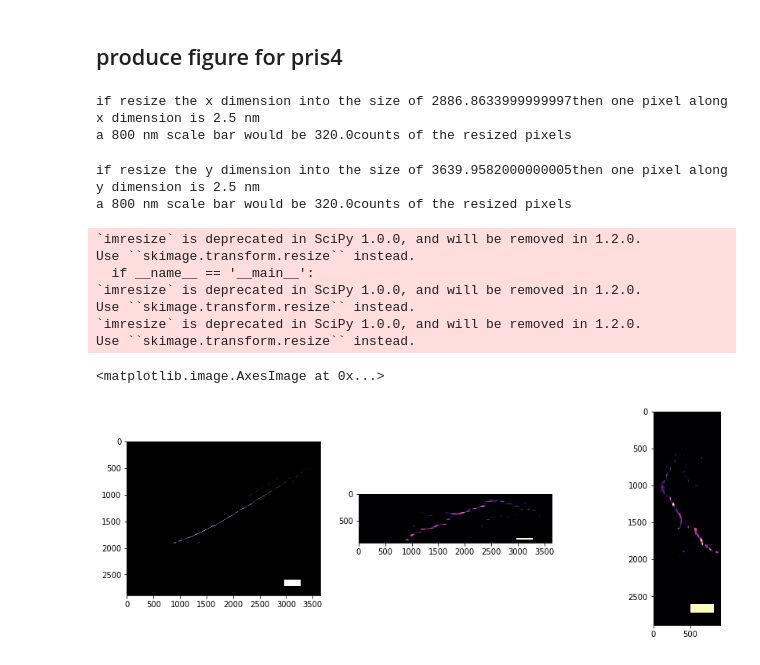
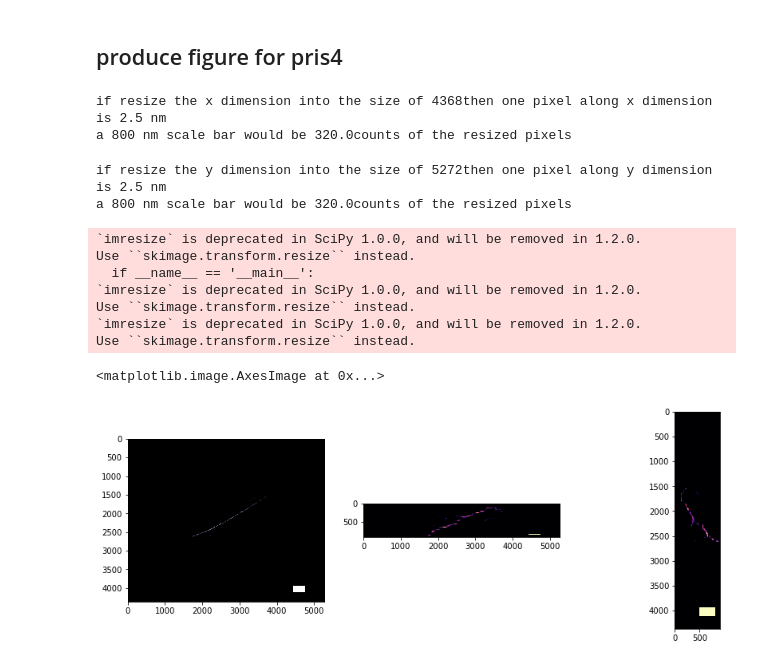
Before and after one commit to xiyuyi/PyPRIS, a Jupyter notebook: get_fig_for_pub_Feature3.ipynb, the cells around one changed output. Drawn from its saved outputs; the diff is of its cells as text; code cells hidden in the pictures.

```diff
--- a/get_fig_for_pub_Feature3.ipynb
+++ b/get_fig_for_pub_Feature3.ipynb
@@ -14,6 +14,10 @@ oys = [1369-41, 1392-41, 1412-41, 1432-41 ]
 x_boundaries = [[ np.inf, 1160],   [1161,   1149], [1150, 1137.5], [1137.5+1, -np.inf]]
 y_boundaries = [[-np.inf, 1380.5+1], [1380.5, 1402+1],  [1402, 1422+1],   [1422,    np.inf]]
 
+x_boundaries = [[ np.inf, 1160],   [1161,   1149], [1150, 1123], [0, 0]]
+y_boundaries = [[-np.inf, 1380.5+1], [1380.5, 1402+1],  [1402, 1428],   [0,0]]
+
+
 #x_boundaries = [[ np.inf, -np.inf], [ np.inf, -np.inf],[ np.inf, -np.inf],[ np.inf, -np.inf]]
 #y_boundaries = [[-np.inf,  np.inf], [-np.inf,  np.inf], [-np.inf,  np.inf], [-np.inf,  np.inf]]
 # %%
@@ -691,8 +703,8 @@ for prisN, pris_linbregs in zip(prisN_list, pris_linbregs_list):
     # now add the 8 corner zeros for the field of view alingment
     #xpeak = np.max(x[0:-1])
     for corner_z in [31,-41]:
-        for corner_x in [1165+41, 1132-41]:
-            for corner_y in [1369-41, 1432+41]:
+        for corner_x in [1237, 1063]:
+            for corner_y in [1294, 1504]:
                 lb_all.candidate_coords.append([corner_z, corner_x, corner_y])
                 x.append(0)
 
@@ -766,16 +776,16 @@ kron_factors = 160//np.asarray([1,2,4,8,16,32])
 # %%
-xcounts = ((1165+41)- (1132-41))*psize/25*10
+xcounts = np.int(np.round((1237-1063)*psize/25*10))
 print('if resize the x dimension into the size of '+str(xcounts)+'then one pixel along x dimension is 2.5 nm')
 print('a 800 nm scale bar would be ' + str(800/2.5) + 'counts of the resized pixels')
 # %% [output]
-if resize the x dimension into the size of 2886.8633999999997then one pixel along x dimension is 2.5 nm
+if resize the x dimension into the size of 4368then one pixel along x dimension is 2.5 nm
 a 800 nm scale bar would be 320.0counts of the resized pixels
 # %%
-ycounts = ((1432+41) - (1369-41))*psize/25*10
+ycounts = np.int(np.round((1504-1294)*psize/25*10))
 print('if resize the y dimension into the size of '+str(ycounts)+'then one pixel along y dimension is 2.5 nm')
 print('a 800 nm scale bar would be ' + str(800/2.5) + 'counts of the resized pixels')
 # %% [output]
-if resize the y dimension into the size of 3639.9582000000005then one pixel along y dimension is 2.5 nm
+if resize the y dimension into the size of 5272then one pixel along y dimension is 2.5 nm
 a 800 nm scale bar would be 320.0counts of the resized pixels
 # %%
 import scipy
@@ -786,36 +796,36 @@ prj2 = copy.deepcopy(prj2_list[5])
 pcountsInt = 320
 plt.figure(figsize=(15,5))
 
-pj = scipy.misc.imresize(prj0,(2887,3640),'nearest')
+pj = scipy.misc.imresize(prj0,(xcounts,ycounts),'nearest')
 xsta = np.int(pj.shape[0]*0.9)
 xend = np.int(pj.shape[0]*0.94)
 ysta = np.int(pj.shape[1]*0.9-pcountsInt)
 pj[xsta:xend, ysta:ysta+pcountsInt]=np.max(pj.ravel())
 plt.subplot(131)
 plt.imshow(pj,cmap='bone')
 
-pj = scipy.misc.imresize(prj1,(91*10,3640),'nearest')
+pj = scipy.misc.imresize(prj1,(91*10,ycounts),'nearest')
 xsta = np.int(pj.shape[0]*0.9)
 xend = np.int(pj.shape[0]*0.94)
 ysta = np.int(pj.shape[1]*0.9-pcountsInt)
 pj[xsta:xend, ysta:ysta+pcountsInt]=np.max(pj.ravel())
 plt.subplot(132)
 plt.imshow(pj,cmap='magma')
 
-pj = scipy.misc.imresize(prj2,(2887,91*10),'nearest')
+pj = scipy.misc.imresize(prj2,(xcounts,91*10),'nearest')
 xsta = np.int(pj.shape[0]*0.9)
 xend = np.int(pj.shape[0]*0.94)
 ysta = np.int(pj.shape[1]*0.9-pcountsInt)
 pj[xsta:xend, ysta:ysta+pcountsInt]=np.max(pj.ravel())
 plt.subplot(133)
 plt.imshow(pj,cmap='magma')
 # %% [output]
 `imresize` is deprecated in SciPy 1.0.0, and will be removed in 1.2.0.
 Use ``skimage.transform.resize`` instead.
   if __name__ == '__main__':
 `imresize` is deprecated in SciPy 1.0.0, and will be removed in 1.2.0.
 Use ``skimage.transform.resize`` instead.
 `imresize` is deprecated in SciPy 1.0.0, and will be removed in 1.2.0.
 Use ``skimage.transform.resize`` instead.
 <matplotlib.image.AxesImage at 0x...>
-[figure, old version]
+[figure, new version]
```
Also changed, not shown: parts of 21 cells of this notebook, 2 other files.
